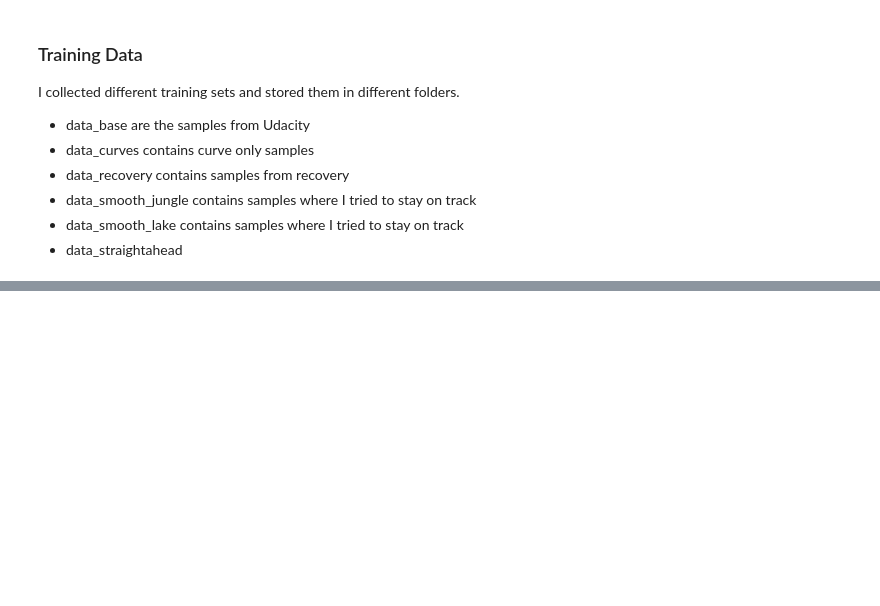
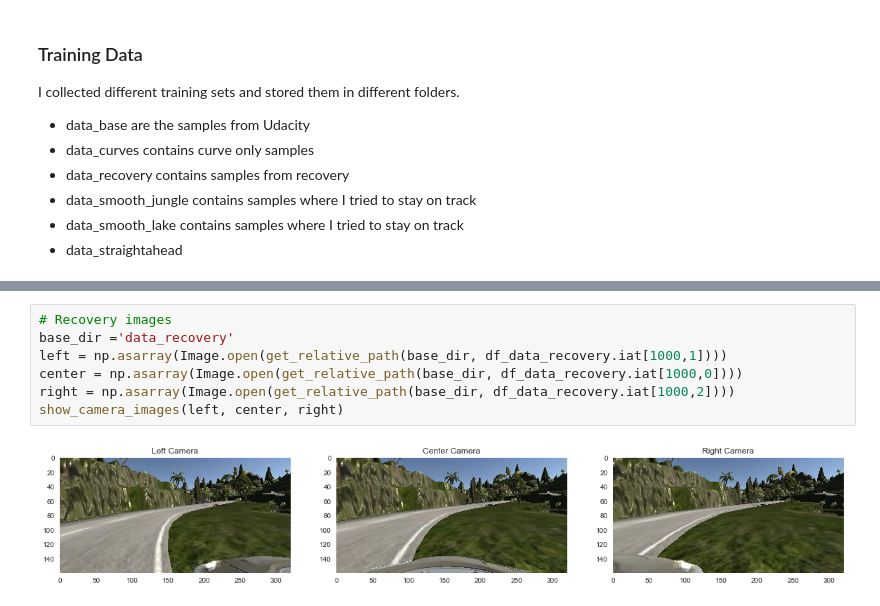
Before and after one commit to rudi77/sdc, a Jupyter notebook: project3/data_exploration.ipynb, the cells around one changed output, grey strips where cells are left out. Cells and saved outputs as stored; diff of their text form; blank space fills up the shorter version.

```diff
--- a/project3/data_exploration.ipynb
+++ b/project3/data_exploration.ipynb
@@ -100,0 +126,9 @@ def show_camera_images(left, center, right):
+# %%
+# Recovery images
+base_dir ='data_recovery'
+left = np.asarray(Image.open(get_relative_path(base_dir, df_data_recovery.iat[1000,1])))
+center = np.asarray(Image.open(get_relative_path(base_dir, df_data_recovery.iat[1000,0])))
+right = np.asarray(Image.open(get_relative_path(base_dir, df_data_recovery.iat[1000,2])))
+show_camera_images(left, center, right)
+# %% [output]
+[figure, added]
```
Also changed, not shown: parts of 12 cells of this notebook, 6 other files.
